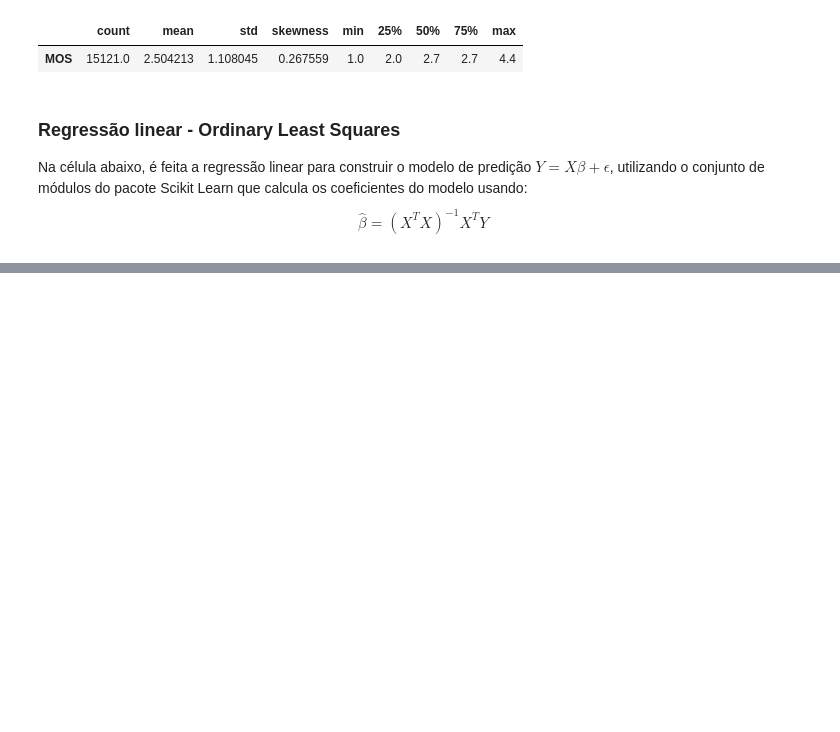
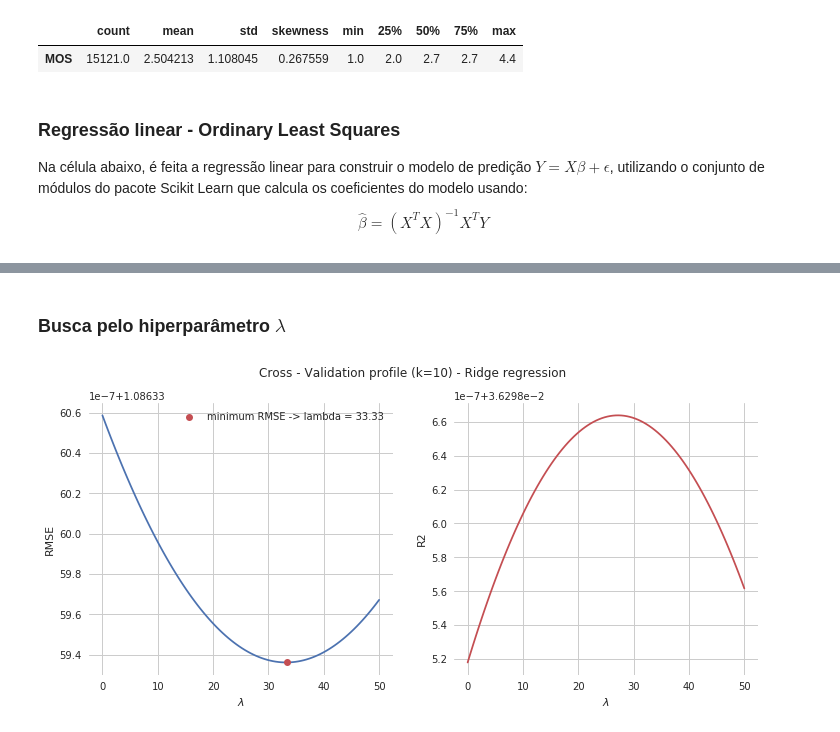
Before and after one commit to ezequiasjunior/ica2019.2, a Jupyter notebook: Homework02/regression_models_hw02.ipynb, the cells around one changed output, grey strips where cells are left out. Cells and saved outputs as stored; diff of their text form; code cells hidden in the pictures; blank space fills up the shorter version.

Commit message:
regression ridge - fim q2

```diff
--- a/Homework02/regression_models_hw02.ipynb
+++ b/Homework02/regression_models_hw02.ipynb
@@ -152,0 +181,31 @@ plt.show()
+# %% [markdown]
+### Busca pelo hiperparâmetro $\lambda$
+# %%
+# Range of hyperparam lambda [0, 50]:
+lambd = np.linspace(0, 50, 100)
+# Variables for mean of CV metrics:
+cv_rmse = np.zeros(lambd.size)
+cv_r2 = np.zeros(lambd.size)
+# Perform CV profile:
+for idx, l in enumerate(lambd):
+    cv_ridge = linear_model.Ridge(alpha=l)
+    cv_r2[idx] = cross_val_score(cv_ridge, mos_train.values, mos_Ytrain.values, cv=10).mean()
+    cv_ridge_rmse = cross_val_score(cv_ridge, mos_train.values, mos_Ytrain.values,
+                                         scoring='neg_mean_squared_error',cv=10).mean()
+    cv_rmse[idx] = np.sqrt(-cv_ridge_rmse)
+# %%
+# Process report:
+fig, ax =  plt.subplots(1, 2, figsize=(12,5))
+plt.suptitle('Cross - Validation profile (k=10) - Ridge regression')
+ax[0].plot(lambd, cv_rmse,'C0-')
+ax[0].set_xlabel('$\lambda$')
+ax[0].set_ylabel('RMSE')
+ax[0].plot(lambd[np.argmin(cv_rmse)], np.min(cv_rmse), 'C2o',
+           label=f'minimum RMSE -> lambda = {lambd[np.argmin(cv_rmse)]:.4}') # minimum rmse point
+ax[0].legend()
+ax[1].plot(lambd, cv_r2,'C2-')
+ax[1].set_xlabel('$\lambda$')
+ax[1].set_ylabel('R2')
+plt.show()
+# %% [output]
+[figure, added]
```
Also changed, not shown: parts of 9 cells of this notebook.
